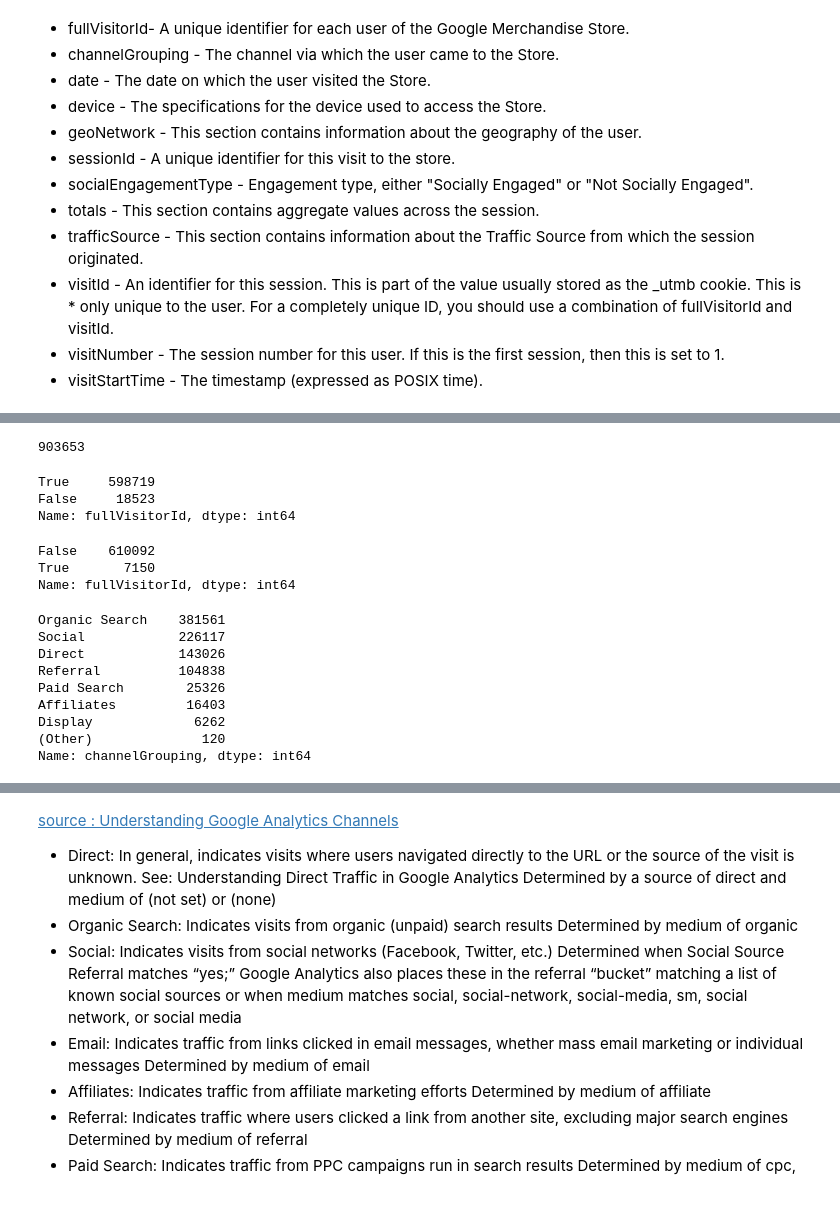
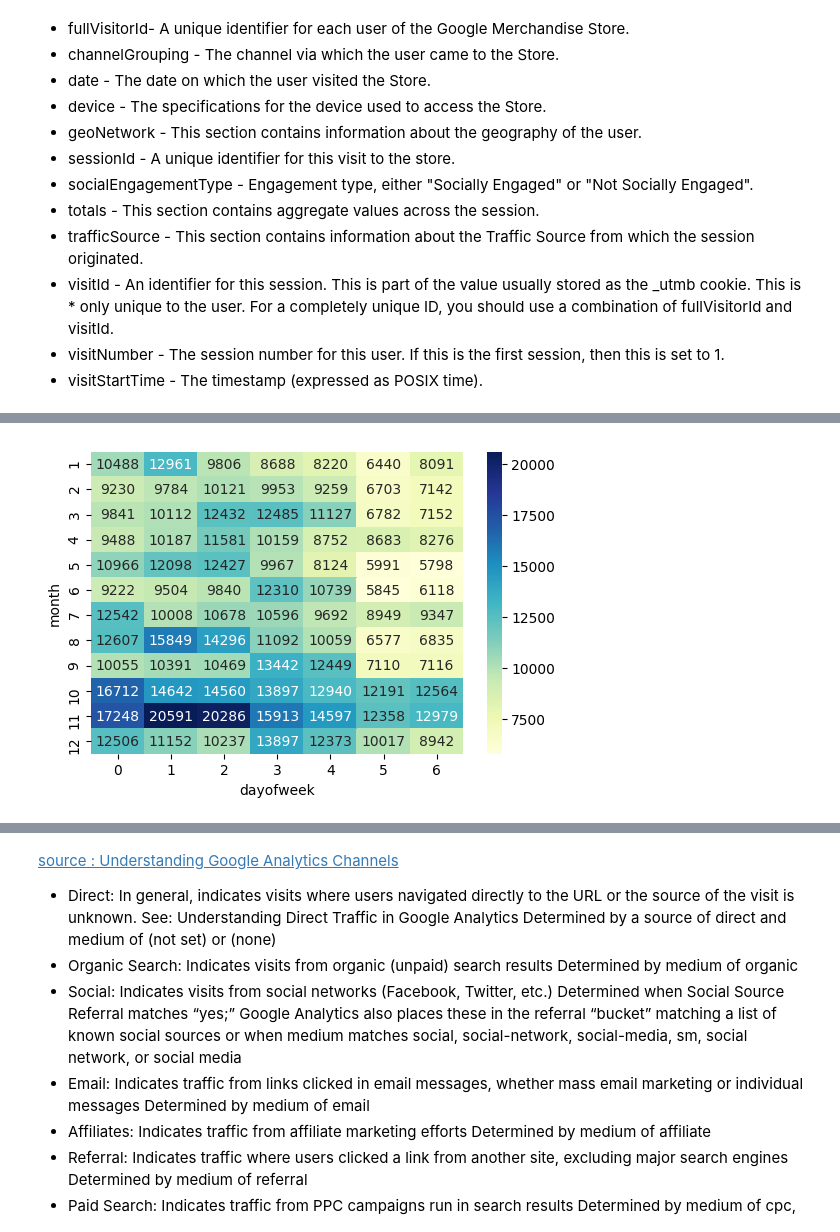
Before and after one commit to kuonumber/Google-Analytics_Customer_Revenue_Prediction, a Jupyter notebook: 201801008_revenue_prediction.ipynb, the cells around one changed output, grey strips where cells are left out. Cells and saved outputs as stored; diff of their text form; code cells hidden in the pictures; blank space fills up the shorter version.

```diff
--- a/201801008_revenue_prediction.ipynb
+++ b/201801008_revenue_prediction.ipynb
@@ -52,0 +80,13 @@ df_train = pd.read_csv('./train.csv')
+# %%
+df_train = date_parser(df_train)
+df_test = date_parser(df_test)
+# %%
+def add_time_features(df):
+    df['dayofweek'] = df['visitStartTime'].dt.dayofweek
+    df['hour'] = df['visitStartTime'].dt.hour
+    df['month'] = df['visitStartTime'].dt.month
+    df[['dayofweek','hour','month']] = df[['dayofweek','hour','month']].apply(lambda x : x.astype('category') )
+    return df
+# %%
+df_train = add_time_features(df_train)
+df_test = add_time_features(df_test)
@@ -53,28 +113,17 @@ df_train = pd.read_csv('./train.csv')
+# %%
+def heat_map (df):
+    plt.figure(dpi=100)
+    (sns.heatmap( df.groupby([df.date.dt.month,
+                             df.date.dt.dayofweek])['visitStartTime']
+                 .count()
+                 .unstack(),
+                 cmap='YlGnBu',
+                 annot=True,
+                 fmt="d",
+                ))
+    plt.xlabel('dayofweek')
+    plt.ylabel('month')
 # %%
-len(df_train)
+heat_map(df_train)
 # %% [output]
-903653
+[figure, added]
-# %%
-df_submit.fullVisitorId.astype('str').isin(df_test.fullVisitorId.astype('str')).value_counts()
-# %% [output]
-True     598719
-False     18523
-Name: fullVisitorId, dtype: int64
-# %%
-df_submit.fullVisitorId.astype('str').isin(df_train.fullVisitorId.astype('str')).value_counts()
-# %% [output]
-False    610092
-True       7150
-Name: fullVisitorId, dtype: int64
-# %%
-df_train.channelGrouping.value_counts()
-# %% [output]
-Organic Search    381561
-Social            226117
-Direct            143026
-Referral          104838
-Paid Search        25326
-Affiliates         16403
-Display             6262
-(Other)              120
-Name: channelGrouping, dtype: int64
```
Also changed, not shown: parts of 55 cells of this notebook.
